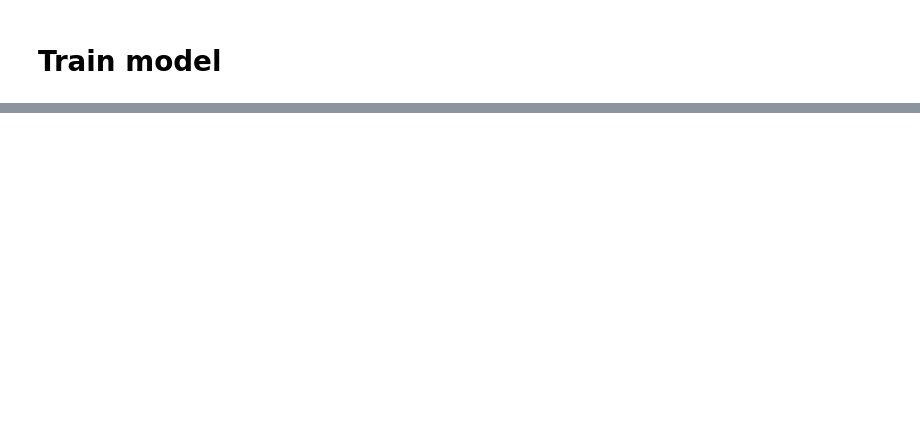
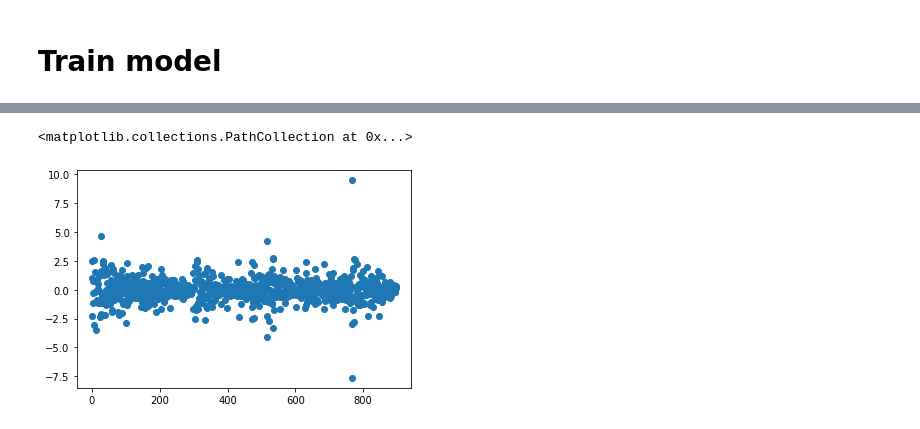
Before and after one commit to omarbelhaj99/cryptocurrency_trading, a Jupyter notebook: notebooks/Optimizing Omar .ipynb, the cells around one changed output, grey strips where cells are left out. Cells and saved outputs as stored; diff of their text form; code cells hidden in the pictures; blank space fills up the shorter version.

```diff
--- a/notebooks/Optimizing Omar .ipynb
+++ b/notebooks/Optimizing Omar .ipynb
@@ -180,3 +253,8 @@ Total params: 93,249
 Trainable params: 93,249
 Non-trainable params: 0
 _________________________________________________________________
+# %%
+plt.scatter(x = range(len(train_df)), y = train_df.target)
+# %% [output]
+<matplotlib.collections.PathCollection at 0x...>
+[figure, added]
```
Also changed, not shown: parts of 17 cells of this notebook.
